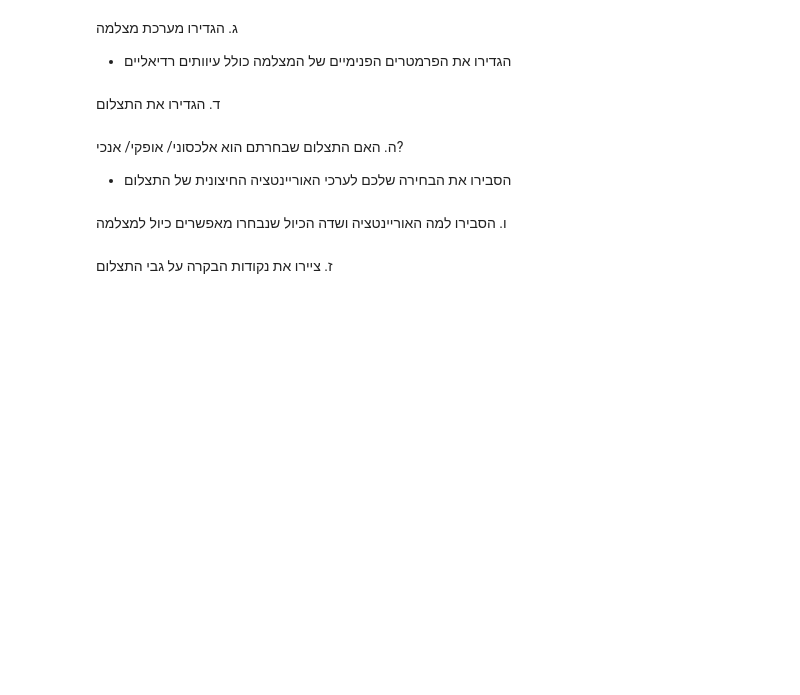
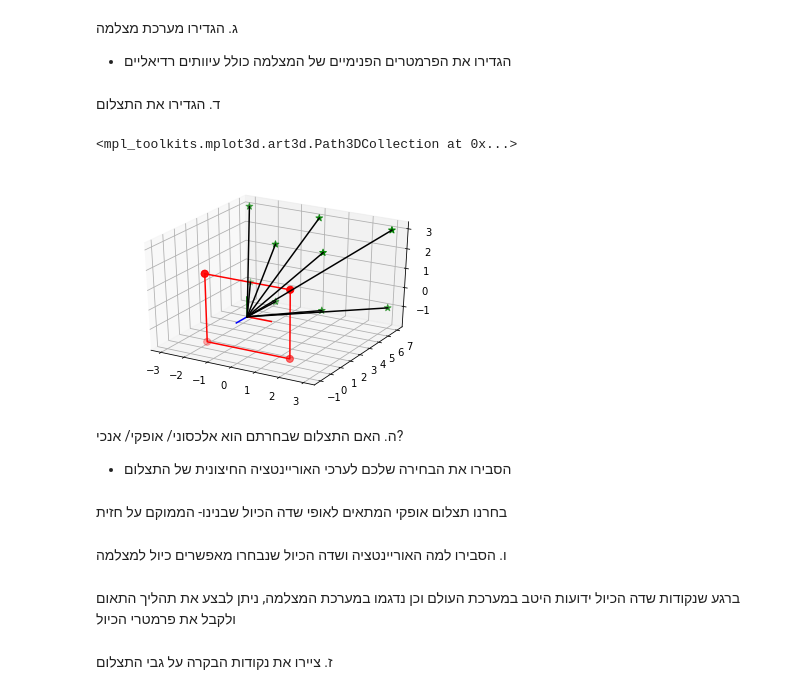
Before and after one commit to orenltr/Photo2, a Jupyter notebook: Lab4 - Camera Calibration.ipynb, the cells around one changed output. Saved outputs shown, nothing was run; the diff lists cells and outputs as text; code cells hidden in the pictures; blank space fills up the shorter version.

```diff
--- a/Lab4 - Camera Calibration.ipynb
+++ b/Lab4 - Camera Calibration.ipynb
@@ -15,12 +50,43 @@
 # %% [markdown]
 ג. הגדירו מערכת מצלמה
   - הגדירו את הפרמטרים הפנימיים של המצלמה כולל עיוותים רדיאליים
+# %%
+focal_length = 35  # [mm]
+sensor_size = 35  # [mm]
+xp = 0.05  # [mm]
+yp = 0.05  # [mm]
+k1 = 0.5e-8
+k2 = 0.5e-12
+
+camera1 = Camera(focal_length, np.array([xp, yp]),  np.array([k1, k2]), None, None, sensor_size)
 # %% [markdown]
 ד. הגדירו את התצלום
+# %%
+img1 = SingleImage(camera1)
+omega = np.radians(90)
+phi = 0
+kappa = 0
+Z = 0  # [m]
+img1.exteriorOrientationParameters = np.array([[0, 0, Z, omega, phi, kappa]])
+
+
+# drawing
+fig = plt.figure()
+ax = fig.add_subplot(111, projection='3d')
+scale = 100
+img1.drawSingleImage(calibration_field, scale, ax, 'yes')
+ax.scatter(calibration_field[:, 0], calibration_field[:, 1], calibration_field[:, 2], c='g', s=50, marker='*')
+# %% [output]
+<mpl_toolkits.mplot3d.art3d.Path3DCollection at 0x...>
+[figure, added]
 # %% [markdown]
 ה. האם התצלום שבחרתם הוא אלכסוני/ אופקי/ אנכי?
    - הסבירו את הבחירה שלכם לערכי האוריינטציה החיצונית של התצלום
+# %% [markdown]
+בחרנו תצלום אופקי המתאים לאופי שדה הכיול שבנינו- הממוקם על חזית
 # %% [markdown]
 ו.  הסבירו למה האוריינטציה ושדה הכיול שנבחרו מאפשרים כיול למצלמה
+# %% [markdown]
+ברגע שנקודות שדה הכיול ידועות היטב במערכת העולם וכן נדגמו במערכת המצלמה, ניתן לבצע את תהליך התאום ולקבל את פרמטרי הכיול
 # %% [markdown]
 ז. ציירו את נקודות הבקרה על גבי התצלום
```
Also changed, not shown: parts of 4 cells of this notebook, 3 other files.
